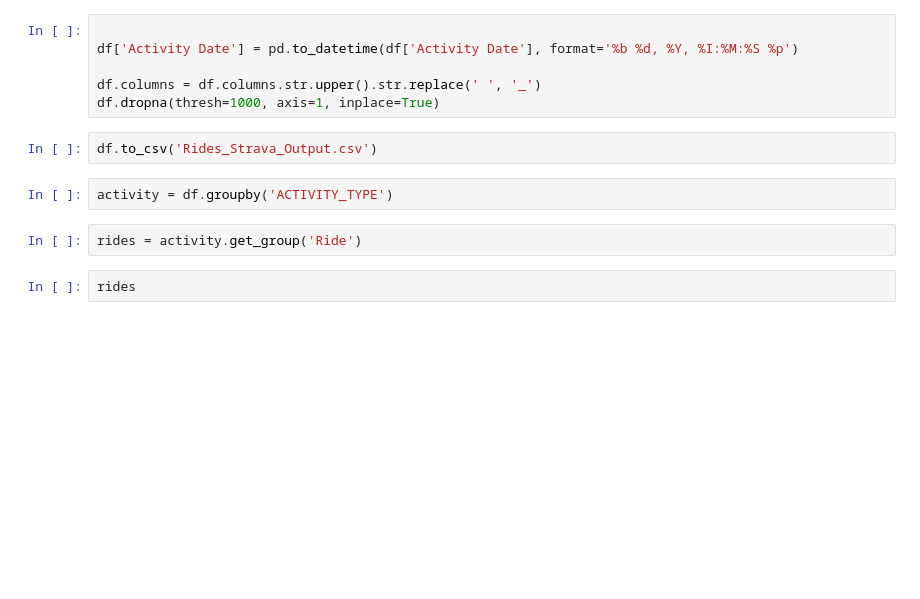
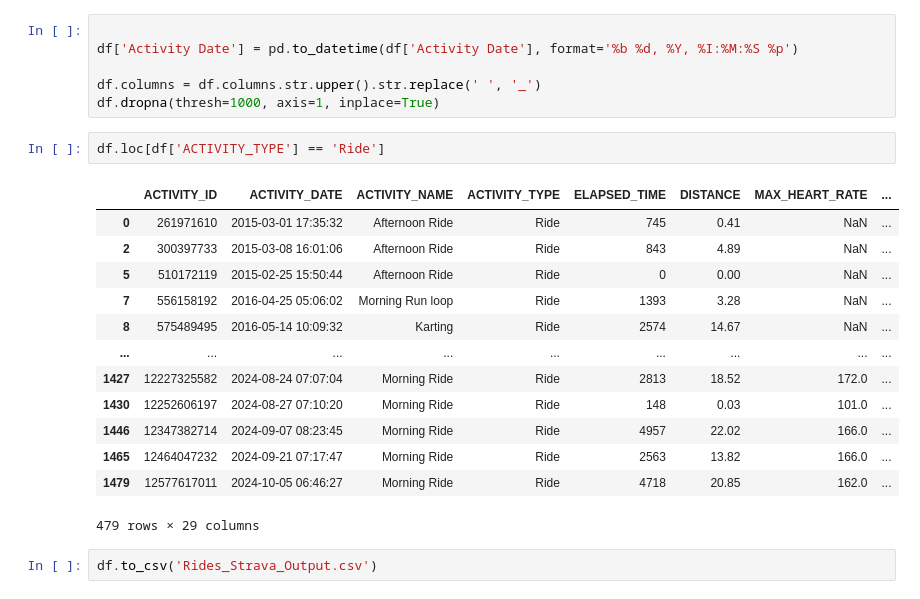
Before and after one commit to DrBAC/strava_code, a Jupyter notebook: code/strava_EDA_1.ipynb, the cells around one changed output. Cells and saved outputs as stored; diff of their text form; blank space fills up the shorter version.

```diff
--- a/code/strava_EDA_1.ipynb
+++ b/code/strava_EDA_1.ipynb
@@ -15,11 +15,21 @@ df['Activity Date'] = pd.to_datetime(df['Activity Date'], format='%b %d, %Y, %I:
 
 df.columns = df.columns.str.upper().str.replace(' ', '_')
 df.dropna(thresh=1000, axis=1, inplace=True)
+# %%
+df.loc[df['ACTIVITY_TYPE'] == 'Ride']
+# %% [output]
+|  | ACTIVITY_ID | ACTIVITY_DATE | ACTIVITY_NAME | ACTIVITY_TYPE | ELAPSED_TIME | DISTANCE | MAX_HEART_RATE | ... |
+| 0 | 261971610 | 2015-03-01 17:35:32 | Afternoon Ride | Ride | 745 | 0.41 | NaN | ... |
+| 2 | 300397733 | 2015-03-08 16:01:06 | Afternoon Ride | Ride | 843 | 4.89 | NaN | ... |
+| 5 | 510172119 | 2015-02-25 15:50:44 | Afternoon Ride | Ride | 0 | 0.00 | NaN | ... |
+| 7 | 556158192 | 2016-04-25 05:06:02 | Morning Run loop | Ride | 1393 | 3.28 | NaN | ... |
+| 8 | 575489495 | 2016-05-14 10:09:32 | Karting | Ride | 2574 | 14.67 | NaN | ... |
+| ... | ... | ... | ... | ... | ... | ... | ... | ... |
+| 1427 | 12227325582 | 2024-08-24 07:07:04 | Morning Ride | Ride | 2813 | 18.52 | 172.0 | ... |
+| 1430 | 12252606197 | 2024-08-27 07:10:20 | Morning Ride | Ride | 148 | 0.03 | 101.0 | ... |
+| 1446 | 12347382714 | 2024-09-07 08:23:45 | Morning Ride | Ride | 4957 | 22.02 | 166.0 | ... |
+| 1465 | 12464047232 | 2024-09-21 07:17:47 | Morning Ride | Ride | 2563 | 13.82 | 166.0 | ... |
+| 1479 | 12577617011 | 2024-10-05 06:46:27 | Morning Ride | Ride | 4718 | 20.85 | 162.0 | ... |
+479 rows × 29 columns
 # %%
 df.to_csv('Rides_Strava_Output.csv')
-# %%
-activity = df.groupby('ACTIVITY_TYPE')
-# %%
-rides = activity.get_group('Ride')
-# %%
-rides
```
Also changed, not shown: parts of 1 cell of this notebook, 3 other files.
